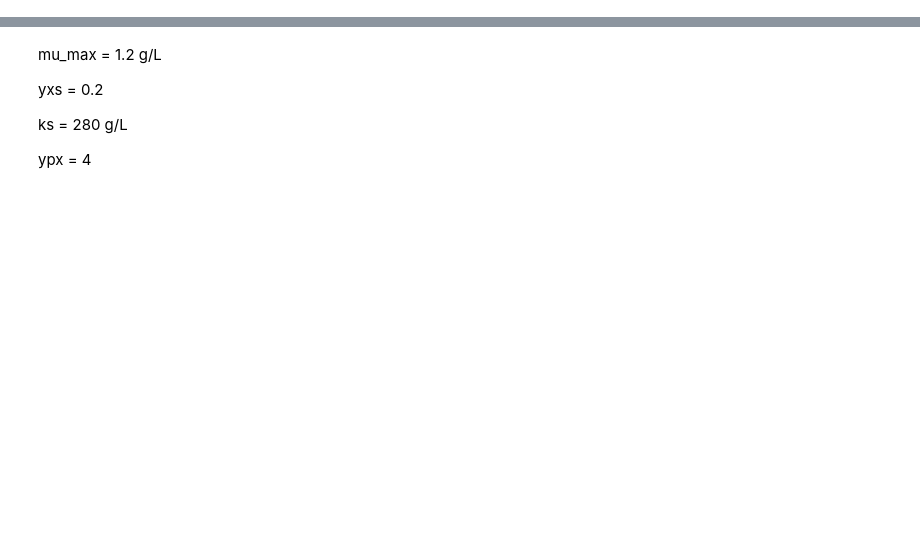
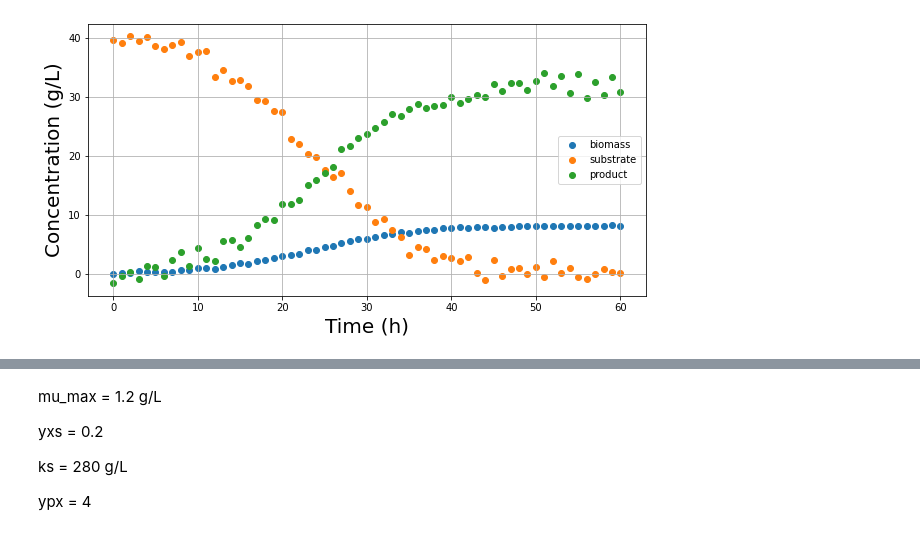
Before and after one commit to juanmggb/maestria, a Jupyter notebook: parameter_estimation/parameter_estimation.ipynb, the cells around one changed output, grey strips where cells are left out. Drawn from its saved outputs; the diff is of its cells as text; code cells hidden in the pictures; blank space fills up the shorter version.

```diff
--- a/parameter_estimation/parameter_estimation.ipynb
+++ b/parameter_estimation/parameter_estimation.ipynb
@@ -52 +56,12 @@ ypx = 4
+# %%
+def plot_simulated_data(data):
+    plt.figure(figsize=(10, 5))
+    plt.scatter(data.t, data.x, label = 'biomass')
+    plt.scatter(data.t, data.s, label = 'substrate')
+    plt.scatter(data.t, data.p, label = 'product')
+    plt.xlabel("Time (h)", size = 20)
+    plt.ylabel('Concentration (g/L)', size = 20)
+    plt.grid()
+    plt.legend(fontsize=10)
+    plt.show()
 # %%
@@ -102,0 +106,4 @@ def fitness_function(parms):
+# %%
+# Load data
+data_monod = pd.read_csv("data/data_monod.csv")
+data_monod.head()
@@ -102,0 +128,4 @@ def fitness_function(parms):
+# %%
+plot_simulated_data(data_monod)
+# %% [output]
+[figure, added]
```
Also changed, not shown: parts of 48 cells of this notebook.
